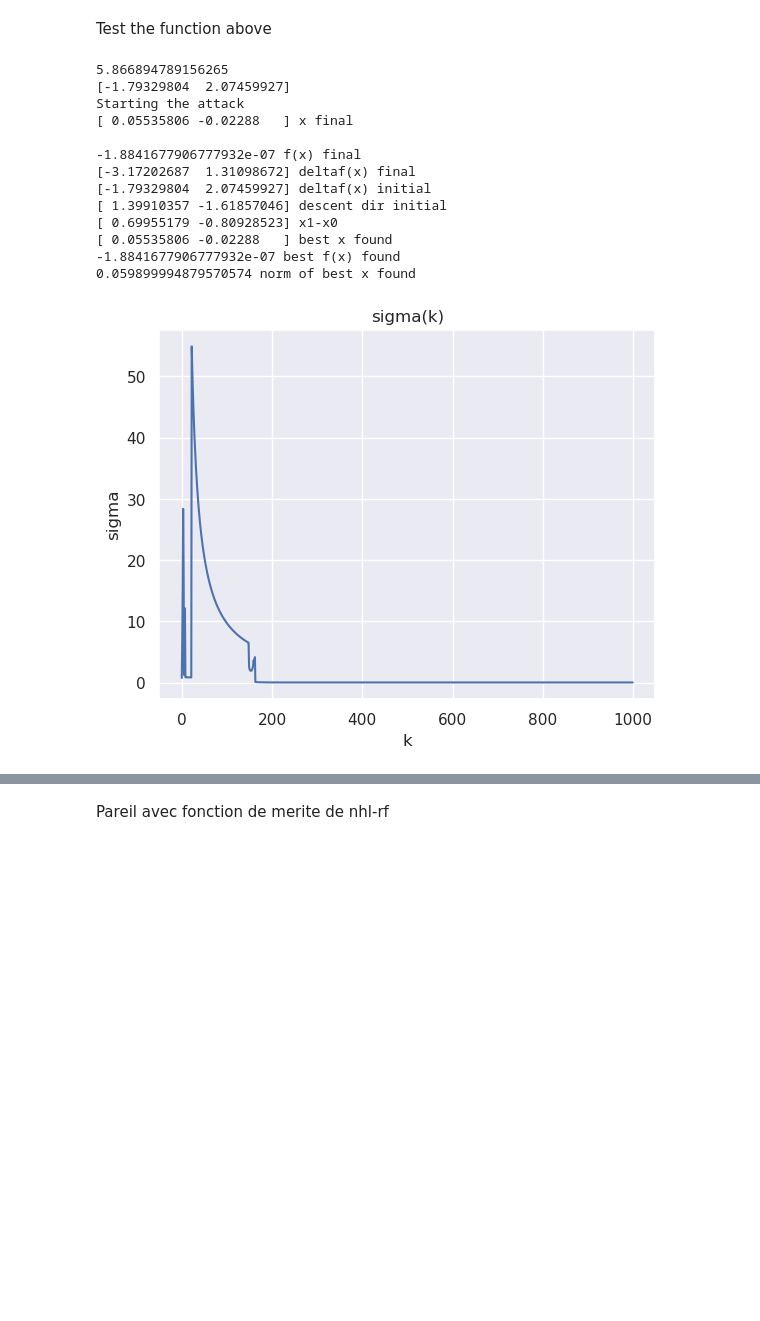
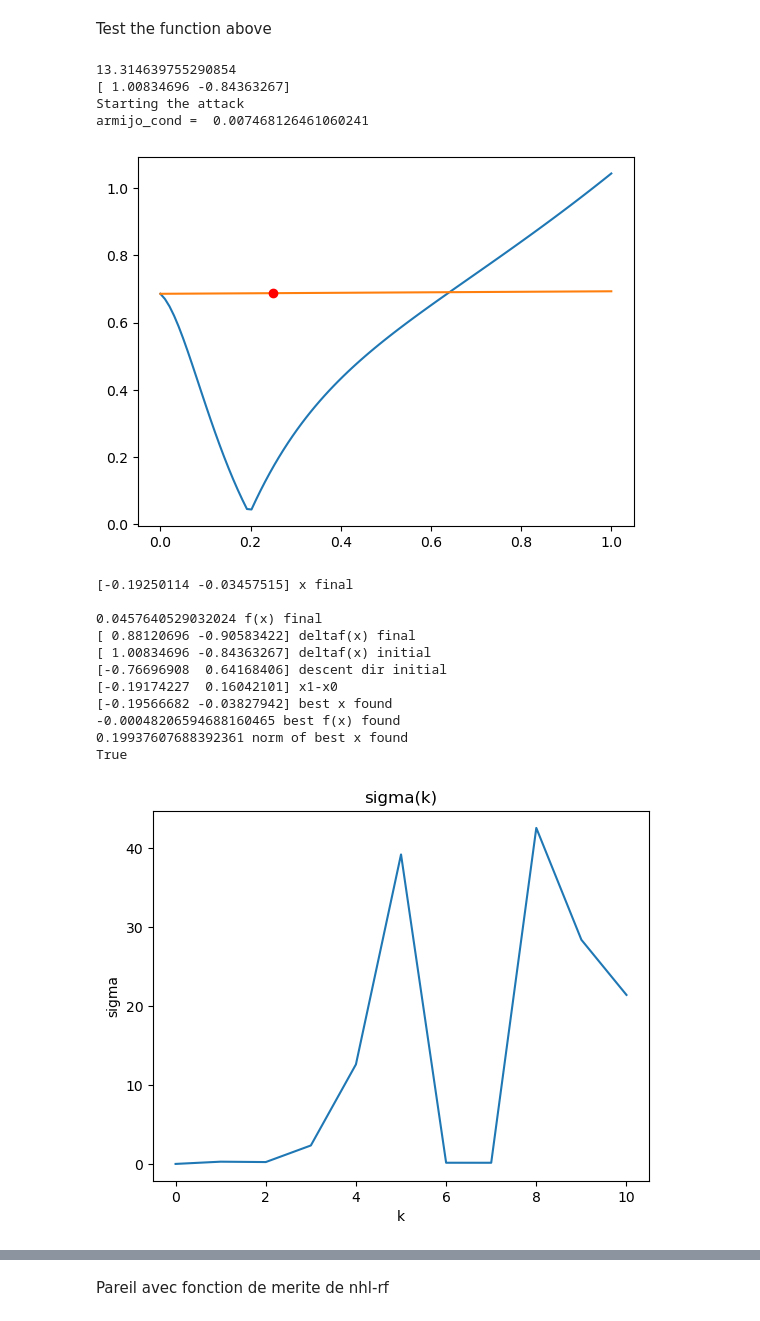
Before and after one commit to p-chaurand/HLRF, a Jupyter notebook: HLRF_2d/hlrf_divers_test.ipynb, the cells around one changed output, grey strips where cells are left out. Saved outputs shown, nothing was run; the diff lists cells and outputs as text; code cells hidden in the pictures; blank space fills up the shorter version.

Commit message:
plot all the variable and merit function

```diff
--- a/HLRF_2d/hlrf_divers_test.ipynb
+++ b/HLRF_2d/hlrf_divers_test.ipynb
@@ -213,7 +309,7 @@ Test the function above
 #test the attack
 print(f((0,0)))
 print(deltaf((0,0)))
-attack = HLRF_attack(f,deltaf,maxiter=1000,epsilon=0)
+attack = HLRF_attack(f,deltaf,maxiter=100,epsilon=0,omega=0.01,tau=0.5,c=1.2,show_mer_at_iter=2)
 attack()
 print(attack.x,"x final\n")
 print(attack.fs[-1],"f(x) final")
@@ -232,6 +328,11 @@ x_max = max(x_attack) + 0.5
 y_min = min(y_attack) - 0.5
 y_max = max(y_attack) + 0.5
 
+if not(attack.found_adv):
+	print(xi,'xi')
+	print(c,'c')
+print(attack.found_adv)
+
 fig,ax = plt.subplots()
 ax.plot(attack.sigmas)
 ax.set_xlabel('k')
@@ -244,7 +345,7 @@ plt.show()
 #the points xi are in blue
 #the points x0 and x are in green
 #the points xk and xk+1 are linked by a line in black
-sns.set()
+
 x = np.linspace(x_min,x_max,1000)
 y = np.linspace(y_min,y_max,1000)
 X,Y = np.meshgrid(x,y)
@@ -258,46 +359,73 @@ cs = ax.contour(X,Y,Z,levels=[-10,-9,-8,-7,-6,-5,-4,-3,-2,-1,0,1,2,3,4,5,6])
 ax.clabel(cs, fontsize=9, inline=True)
 ax.contour(X,Y,Z,levels=[0],colors='red')
 xs_x = [x[0] for x in attack.xs]
 xs_y = [x[1] for x in attack.xs]
 ax.plot(xs_x,xs_y,'-k')
 ax.plot(xs_x[0],xs_y[0],'og')
 ax.scatter(attack.x[0],attack.x[1],color='blue')
 #ax.scatter(xi[:,0],xi[:,1],color='blue')
 ax.scatter(0,0,color='red')
 #ax.plot(attack.best_x[0],attack.best_x[1],'black',marker='o')
 ax.set_xlabel('x')
 ax.set_ylabel('y')
 ax.set_title('points de l\'attaque en noir , et fonction f=0 en rouge')
 plt.show()
 
 #plot the function f at the points x0,x1,...,xk with seaborn
-sns.set()
+
+deltaf_norm = [np.linalg.norm(x) for x in attack.dfs]
+descent_dir_norm = [np.linalg.norm(x) for x in attack.ds]
+
 plt.subplots()
-plt.plot(attack.fs)
+plt.plot(attack.fs,'-k')
 plt.xlabel('k')
 plt.ylabel('f(xk)')
 plt.title('f(xk) en fonction de k')
 plt.show()
 
-sns.set()
 plt.subplots()
 plt.plot(np.linalg.norm(attack.xs,axis=1))
 plt.xlabel('k')
 plt.ylabel('||xk||')
 plt.title('||xk|| en fonction de k')
 plt.show()
+
+
+plt.subplot()
+plt.plot(deltaf_norm)
+plt.xlabel('k')
+plt.ylabel('deltaf(xk)')
+plt.title('deltaf(xk) en fonction de k')
+plt.show()
+
+plt.subplot()
+plt.plot(descent_dir_norm)
+plt.xlabel('k')
+plt.ylabel('norm descent_dir(xk)')
+plt.title('norm descent_dir(xk) en fonction de k')
+plt.show()
+
+plt.subplot()
+plt.plot(attack.arm)
+plt.xlabel('k')
+plt.ylabel('arm')
+plt.title('arm en fonction de k')
+plt.show()
 # %% [output]
-5.866894789156265
-[-1.79329804  2.07459927]
+13.314639755290854
+[ 1.00834696 -0.84363267]
 Starting the attack
-[ 0.05535806 -0.02288   ] x final
-
--1.8841677906777932e-07 f(x) final
-[-3.17202687  1.31098672] deltaf(x) final
-[-1.79329804  2.07459927] deltaf(x) initial
-[ 1.39910357 -1.61857046] descent dir initial
-[ 0.69955179 -0.80928523] x1-x0
-[ 0.05535806 -0.02288   ] best x found
--1.8841677906777932e-07 best f(x) found
-0.059899994879570574 norm of best x found
+armijo_cond =  0.007468126461060241
-[figure, old version]
+[figure, new version]
+[-0.19250114 -0.03457515] x final
+
+0.0457640529032024 f(x) final
+[ 0.88120696 -0.90583422] deltaf(x) final
+[ 1.00834696 -0.84363267] deltaf(x) initial
+[-0.76696908  0.64168406] descent dir initial
+[-0.19174227  0.16042101] x1-x0
+[-0.19566682 -0.03827942] best x found
+-0.00048206594688160465 best f(x) found
+0.19937607688392361 norm of best x found
+True
+[figure, added]
```
Also changed, not shown: parts of 7 cells of this notebook.
